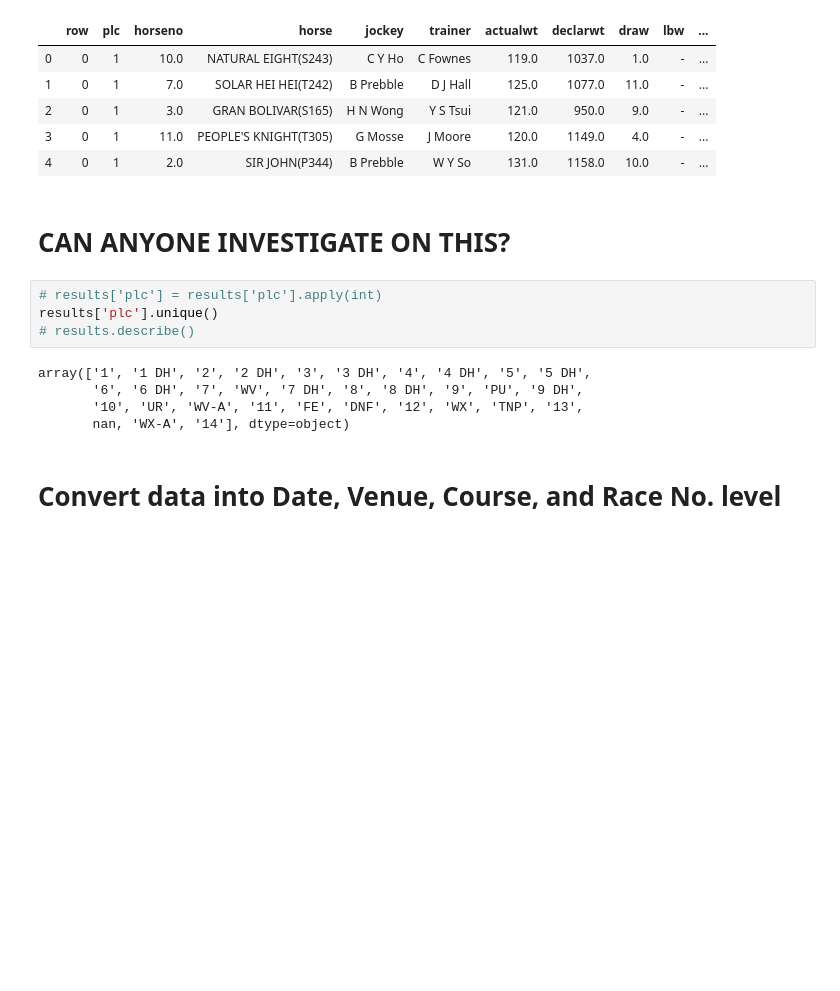
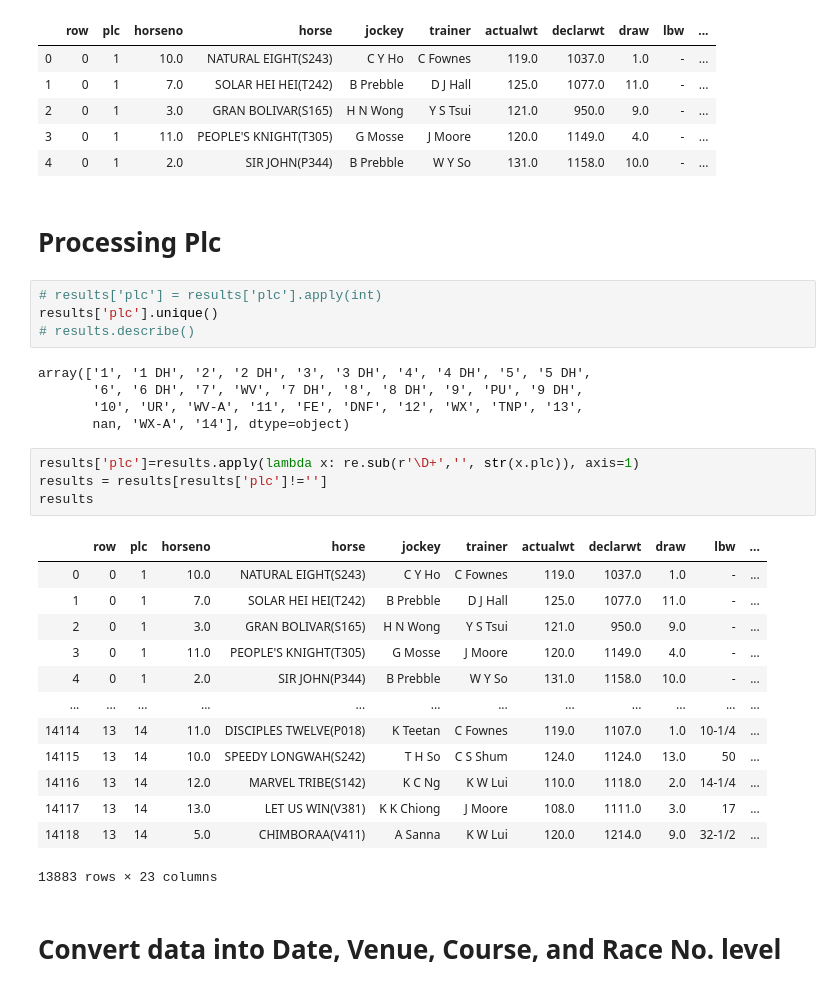
Before and after one commit to ys3250/HKJC, a Jupyter notebook: horse_Phoebe.ipynb, the cells around one changed output. Cells and saved outputs as stored; diff of their text form; blank space fills up the shorter version.

```diff
--- a/horse_Phoebe.ipynb
+++ b/horse_Phoebe.ipynb
@@ -25,8 +26,8 @@ results.head()
 | 2 | 0 | 1 | 3.0 | GRAN BOLIVAR(S165) | H N Wong | Y S Tsui | 121.0 | 950.0 | 9.0 | - | ... |
 | 3 | 0 | 1 | 11.0 | PEOPLE'S KNIGHT(T305) | G Mosse | J Moore | 120.0 | 1149.0 | 4.0 | - | ... |
 | 4 | 0 | 1 | 2.0 | SIR JOHN(P344) | B Prebble | W Y So | 131.0 | 1158.0 | 10.0 | - | ... |
-# %% [markdown]
-# CAN ANYONE INVESTIGATE ON THIS?
+# %% [markdown]
+# Processing Plc
 # %%
 # results['plc'] = results['plc'].apply(int)
 results['plc'].unique()
@@ -36,6 +37,24 @@ array(['1', '1 DH', '2', '2 DH', '3', '3 DH', '4', '4 DH', '5', '5 DH',
        '6', '6 DH', '7', 'WV', '7 DH', '8', '8 DH', '9', 'PU', '9 DH',
        '10', 'UR', 'WV-A', '11', 'FE', 'DNF', '12', 'WX', 'TNP', '13',
        nan, 'WX-A', '14'], dtype=object)
+# %%
+results['plc']=results.apply(lambda x: re.sub(r'\D+','', str(x.plc)), axis=1)
+results = results[results['plc']!='']
+results
+# %% [output]
+|  | row | plc | horseno | horse | jockey | trainer | actualwt | declarwt | draw | lbw | ... |
+| 0 | 0 | 1 | 10.0 | NATURAL EIGHT(S243) | C Y Ho | C Fownes | 119.0 | 1037.0 | 1.0 | - | ... |
+| 1 | 0 | 1 | 7.0 | SOLAR HEI HEI(T242) | B Prebble | D J Hall | 125.0 | 1077.0 | 11.0 | - | ... |
+| 2 | 0 | 1 | 3.0 | GRAN BOLIVAR(S165) | H N Wong | Y S Tsui | 121.0 | 950.0 | 9.0 | - | ... |
+| 3 | 0 | 1 | 11.0 | PEOPLE'S KNIGHT(T305) | G Mosse | J Moore | 120.0 | 1149.0 | 4.0 | - | ... |
+| 4 | 0 | 1 | 2.0 | SIR JOHN(P344) | B Prebble | W Y So | 131.0 | 1158.0 | 10.0 | - | ... |
+| ... | ... | ... | ... | ... | ... | ... | ... | ... | ... | ... | ... |
+| 14114 | 13 | 14 | 11.0 | DISCIPLES TWELVE(P018) | K Teetan | C Fownes | 119.0 | 1107.0 | 1.0 | 10-1/4 | ... |
+| 14115 | 13 | 14 | 10.0 | SPEEDY LONGWAH(S242) | T H So | C S Shum | 124.0 | 1124.0 | 13.0 | 50 | ... |
+| 14116 | 13 | 14 | 12.0 | MARVEL TRIBE(S142) | K C Ng | K W Lui | 110.0 | 1118.0 | 2.0 | 14-1/4 | ... |
+| 14117 | 13 | 14 | 13.0 | LET US WIN(V381) | K K Chiong | J Moore | 108.0 | 1111.0 | 3.0 | 17 | ... |
+| 14118 | 13 | 14 | 5.0 | CHIMBORAA(V411) | A Sanna | K W Lui | 120.0 | 1214.0 | 9.0 | 32-1/2 | ... |
+13883 rows × 23 columns
 # %% [markdown]
 # Convert data into Date, Venue, Course, and Race No. level
 # %%
```
Also changed, not shown: parts of 8 cells of this notebook.
